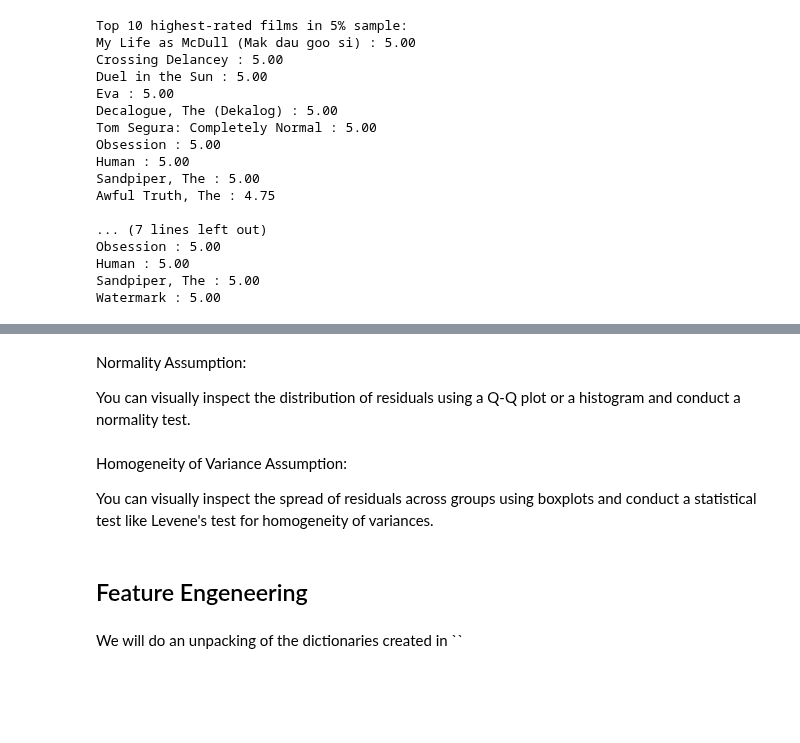
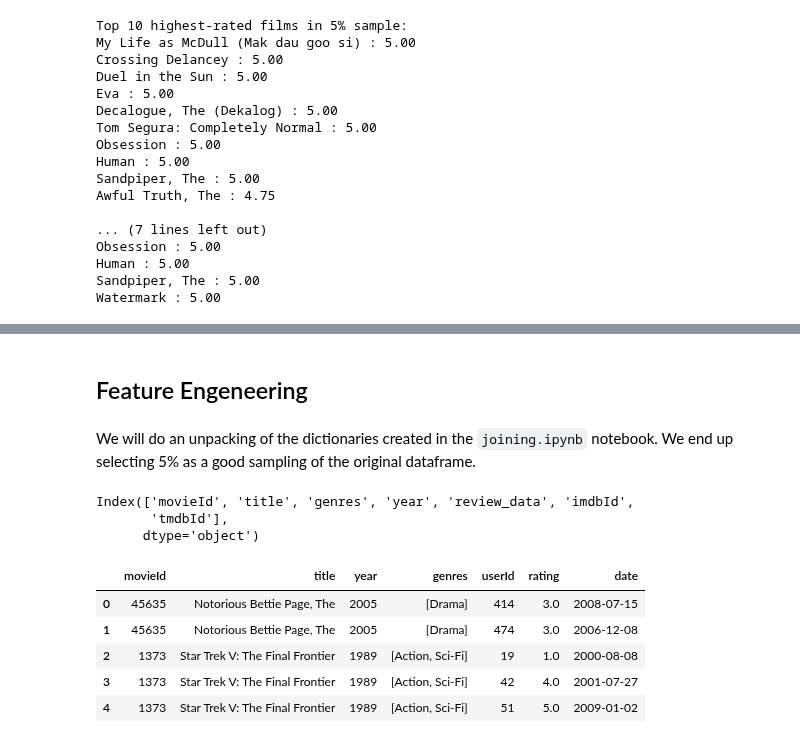
Before and after one commit to StijnHarder/SDfM---Jaume-and-Stijn, a Jupyter notebook: EDA Movielens - Samples.ipynb, the cells around one changed output, grey strips where cells are left out. Saved outputs shown, nothing was run; the diff lists cells and outputs as text; code cells hidden in the pictures; blank space fills up the shorter version.

```diff
--- a/EDA Movielens - Samples.ipynb
+++ b/EDA Movielens - Samples.ipynb
@@ -478,13 +489,37 @@ We are going to check wether there are differences between average ratings and d
-# %% [markdown]
-Normality Assumption:
-
-
-You can visually inspect the distribution of residuals using a Q-Q plot or a histogram and conduct a normality test.
-# %% [markdown]
-Homogeneity of Variance Assumption:
-
-You can visually inspect the spread of residuals across groups using boxplots and conduct a statistical test like Levene's test for homogeneity of variances.
 # %% [markdown]
 ## Feature Engeneering
 # %% [markdown]
-We will do an unpacking of the dictionaries created in ``
+We will do an unpacking of the dictionaries created in the `joining.ipynb` notebook. We end up selecting 5% as a good sampling of the original dataframe.
+# %%
+sample_5_percent.columns
+# %% [output]
+Index(['movieId', 'title', 'genres', 'year', 'review_data', 'imdbId',
+       'tmdbId'],
+      dtype='object')
+# %%
+# We will unpack the data in the review_data column
+# We will create a new dataframe with the unpacked data
+# We will also add the movieId and title to the new dataframe
+# We will also add the year to the new dataframe
+# We will also add the genres to the new dataframe
+
+# Create an empty list to store dictionaries
+unpacked_reviews_data = []
+
+# Iterate through each row of the DataFrame and unpack the review_data
+for index, row in sample_5_percent.iterrows():
+    for review in row['review_data']:
+        unpacked_reviews_data.append({'movieId': row['movieId'], 'title': row['title'], 'year': row['year'], 'genres': row['genres'], 'userId': review['userId'], 'rating': review['rating'], 'date': review['date']})
+
+# Convert the list of dictionaries into a DataFrame
+unpacked_reviews_sample5_df = pd.DataFrame(unpacked_reviews_data)
+
+# Print the first few rows of the DataFrame
+unpacked_reviews_sample5_df.head()
+# %% [output]
+|  | movieId | title | year | genres | userId | rating | date |
+| 0 | 45635 | Notorious Bettie Page, The | 2005 | [Drama] | 414 | 3.0 | 2008-07-15 |
+| 1 | 45635 | Notorious Bettie Page, The | 2005 | [Drama] | 474 | 3.0 | 2006-12-08 |
+| 2 | 1373 | Star Trek V: The Final Frontier | 1989 | [Action, Sci-Fi] | 19 | 1.0 | 2000-08-08 |
+| 3 | 1373 | Star Trek V: The Final Frontier | 1989 | [Action, Sci-Fi] | 42 | 4.0 | 2001-07-27 |
+| 4 | 1373 | Star Trek V: The Final Frontier | 1989 | [Action, Sci-Fi] | 51 | 5.0 | 2009-01-02 |
```
Also changed, not shown: parts of 8 cells of this notebook.
